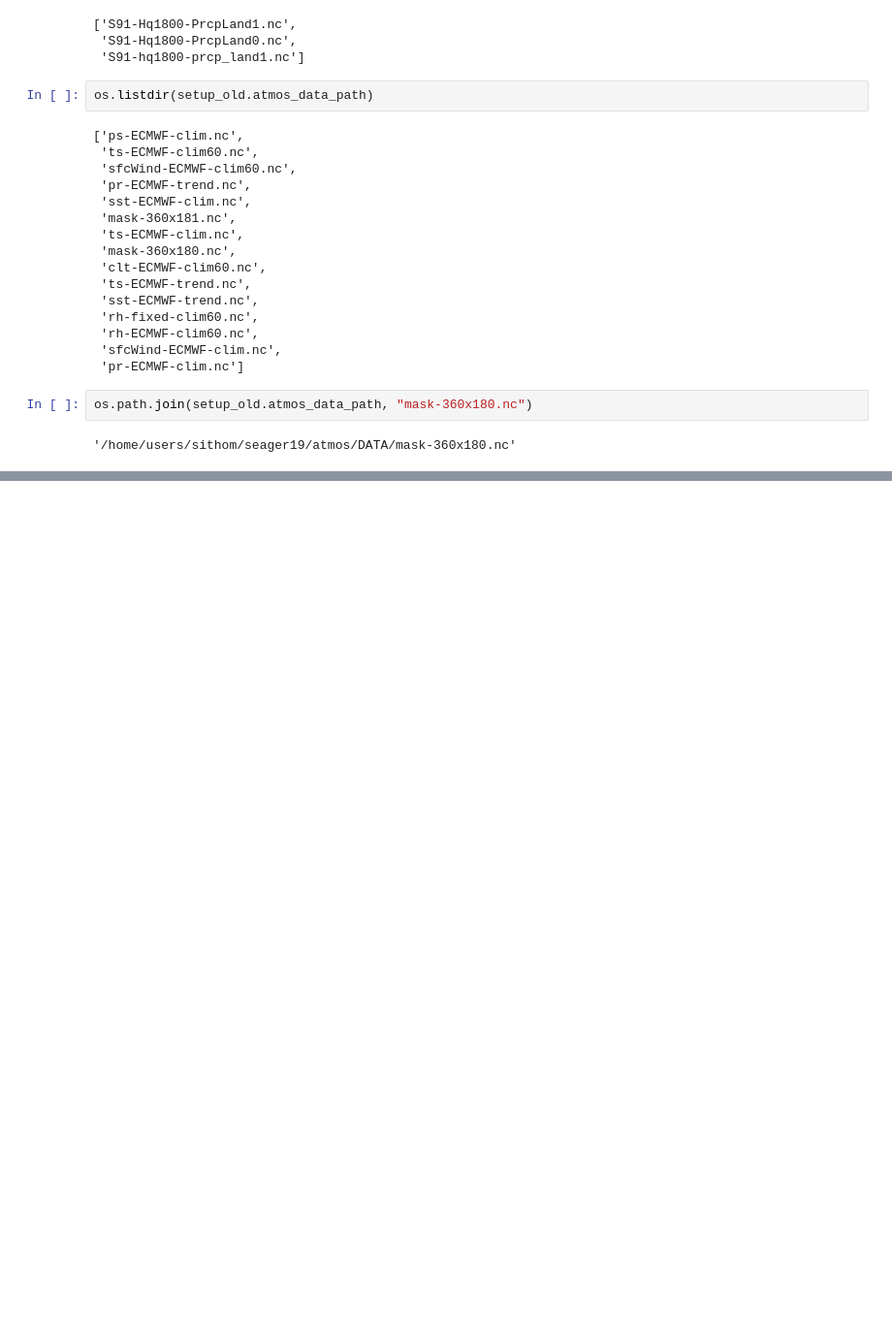
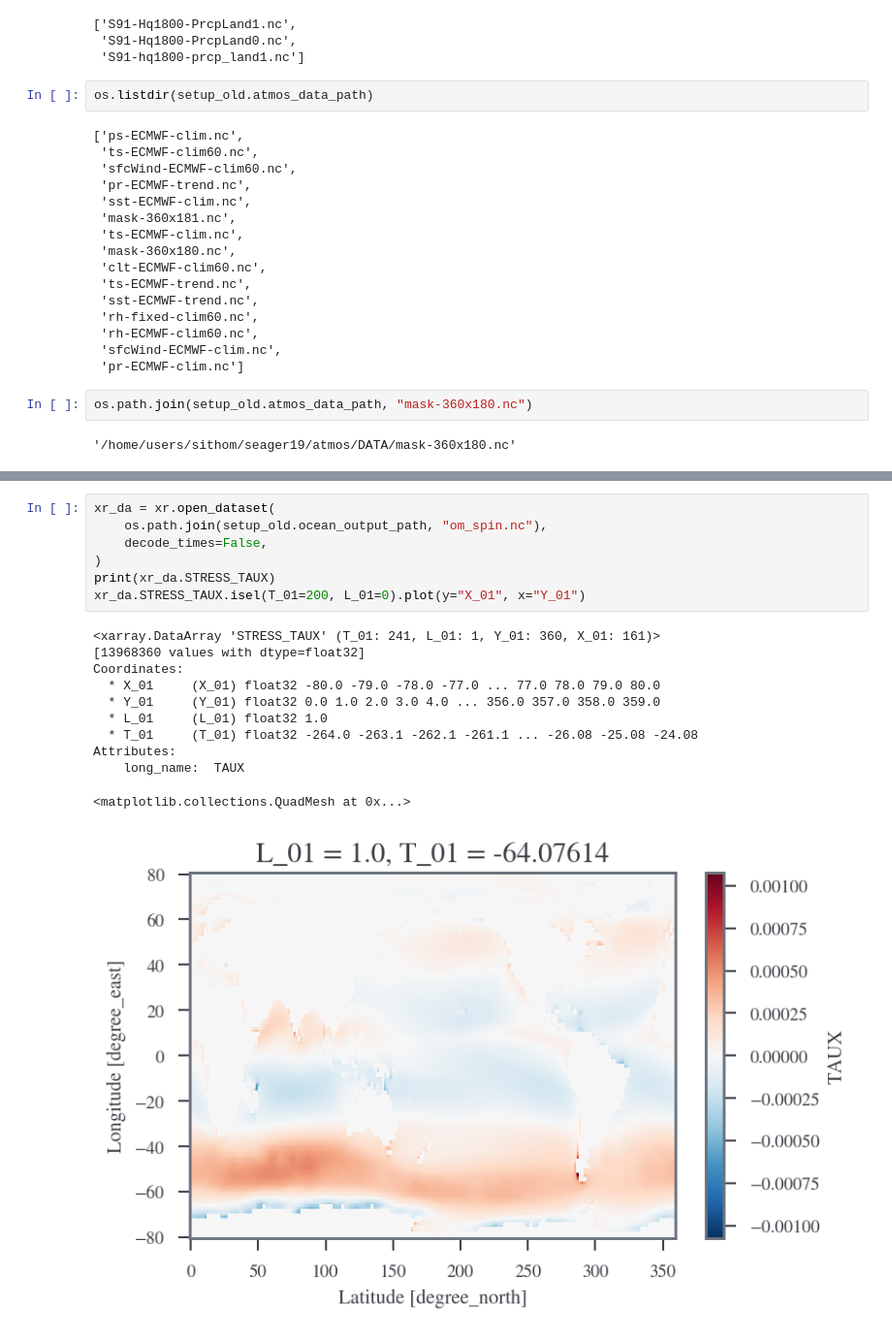
Before and after one commit to sdat2/seager19, a Jupyter notebook: notebooks/exploratory/ocean-mod.ipynb, the cells around one changed output, grey strips where cells are left out. Shown at 97% size. Saved outputs shown, nothing was run; the diff lists cells and outputs as text; blank space fills up the shorter version.

```diff
--- a/notebooks/exploratory/ocean-mod.ipynb
+++ b/notebooks/exploratory/ocean-mod.ipynb
@@ -184,0 +202,19 @@ Data variables:
+# %%
+xr_da = xr.open_dataset(
+    os.path.join(setup_old.ocean_output_path, "om_spin.nc"),
+    decode_times=False,
+)
+print(xr_da.STRESS_TAUX)
+xr_da.STRESS_TAUX.isel(T_01=200, L_01=0).plot(y="X_01", x="Y_01")
+# %% [output]
+<xarray.DataArray 'STRESS_TAUX' (T_01: 241, L_01: 1, Y_01: 360, X_01: 161)>
+[13968360 values with dtype=float32]
+Coordinates:
+  * X_01     (X_01) float32 -80.0 -79.0 -78.0 -77.0 ... 77.0 78.0 79.0 80.0
+  * Y_01     (Y_01) float32 0.0 1.0 2.0 3.0 4.0 ... 356.0 357.0 358.0 359.0
+  * L_01     (L_01) float32 1.0
+  * T_01     (T_01) float32 -264.0 -263.1 -262.1 -261.1 ... -26.08 -25.08 -24.08
+Attributes:
+    long_name:  TAUX
+<matplotlib.collections.QuadMesh at 0x...>
+[figure, added]
```
Also changed, not shown: parts of 4 cells of this notebook, 4 other files.
